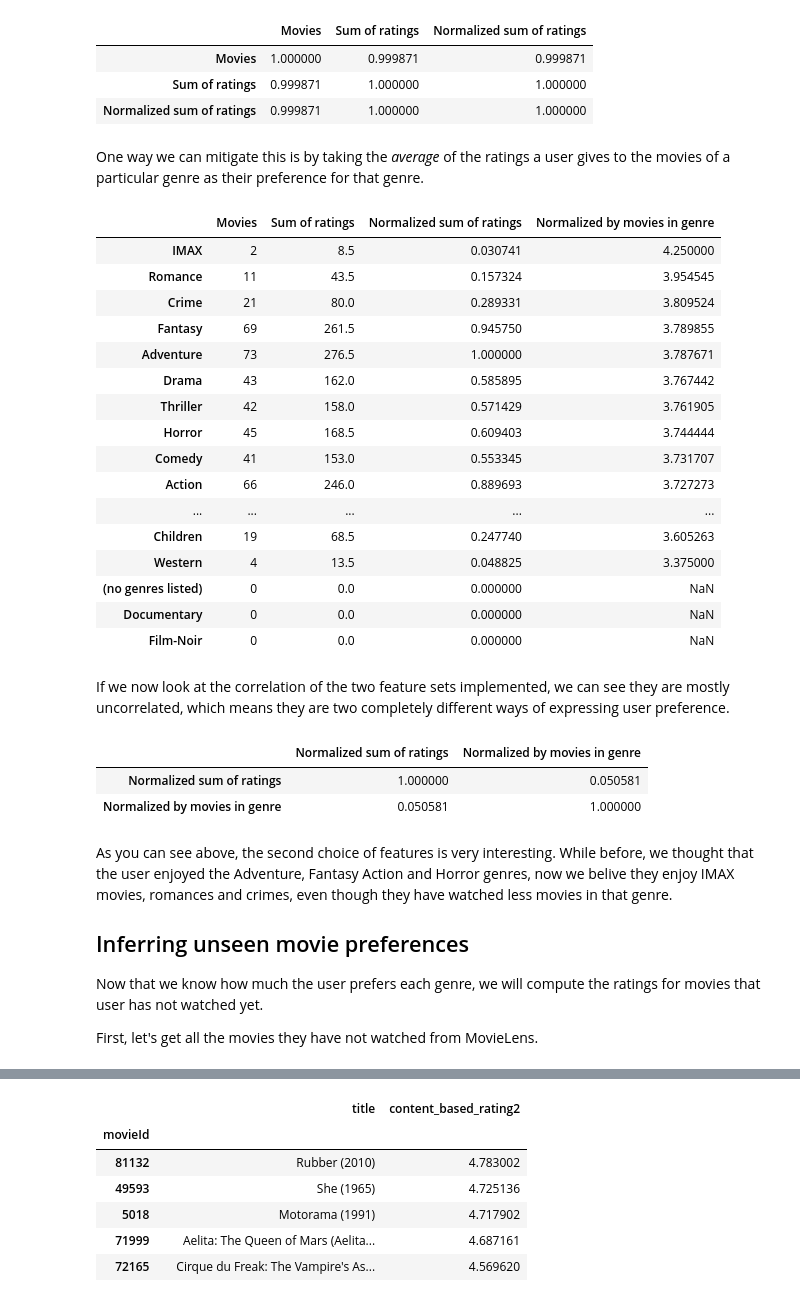
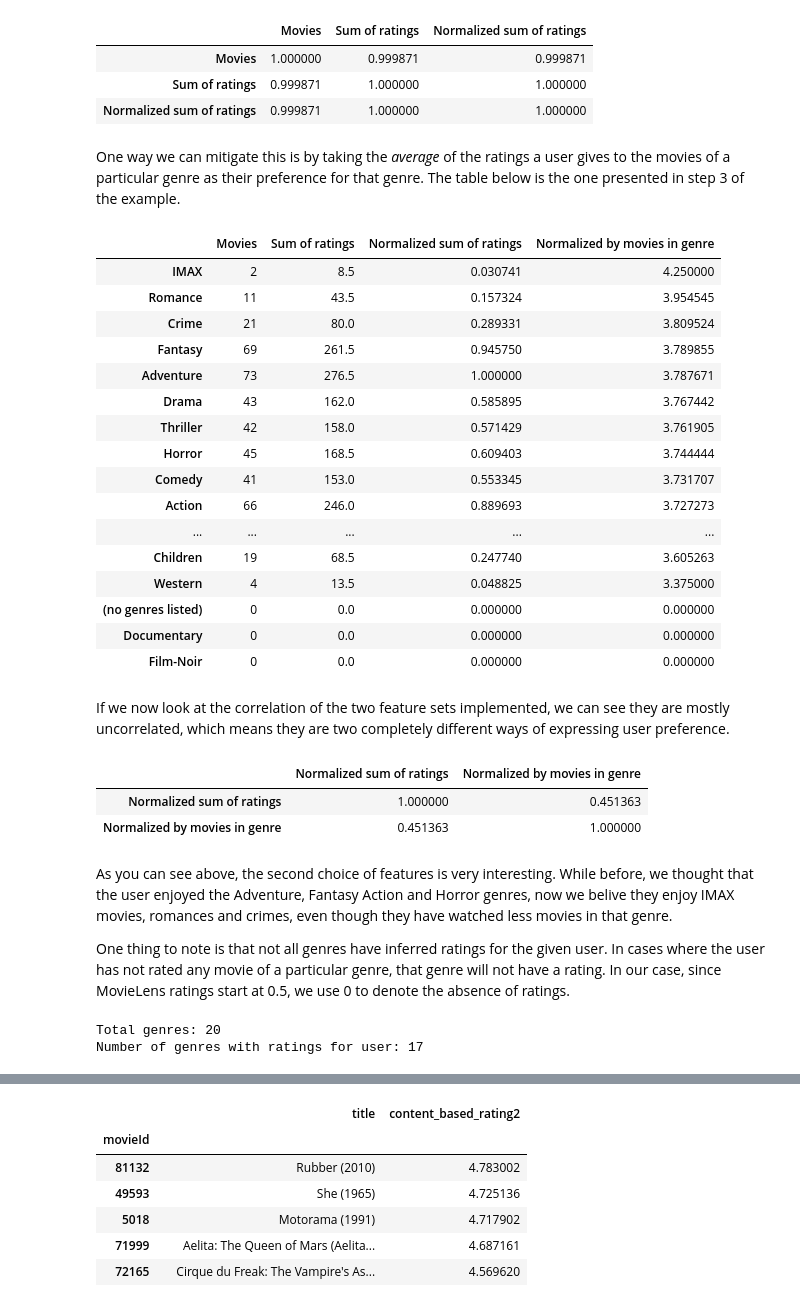
Before and after one commit to douglasrizzo/recsys-movies, a Jupyter notebook: src/content-based-filtering.ipynb, the cells around one changed output, grey strips where cells are left out. Cells and saved outputs as stored; diff of their text form; code cells hidden in the pictures.

```diff
--- a/src/genre-filter.ipynb
+++ b/src/content-based-filtering.ipynb
@@ -308,44 +312,48 @@ user_genre_preferences.corr()
 | Sum of ratings | 0.999871 | 1.000000 | 1.000000 |
 | Normalized sum of ratings | 0.999871 | 1.000000 | 1.000000 |
 # %% [markdown]
-One way we can mitigate this is by taking the _average_ of the ratings a user gives to the movies of a particular genre as their preference for that genre.
+One way we can mitigate this is by taking the _average_ of the ratings a user gives to the movies of a particular genre as their preference for that genre. The table below is the one presented in step 3 of the example.
 # %%
 user_genre_preferences["Normalized by movies in genre"] = (
   user_genre_preferences["Sum of ratings"] / user_genre_preferences["Movies"]
-)
+).fillna(0)
 user_genre_preferences = user_genre_preferences.sort_values("Normalized by movies in genre", ascending=False)
 user_genre_preferences
 # %% [output]
 |  | Movies | Sum of ratings | Normalized sum of ratings | Normalized by movies in genre |
 | IMAX | 2 | 8.5 | 0.030741 | 4.250000 |
 | Romance | 11 | 43.5 | 0.157324 | 3.954545 |
 | Crime | 21 | 80.0 | 0.289331 | 3.809524 |
 | Fantasy | 69 | 261.5 | 0.945750 | 3.789855 |
 | Adventure | 73 | 276.5 | 1.000000 | 3.787671 |
 | Drama | 43 | 162.0 | 0.585895 | 3.767442 |
 | Thriller | 42 | 158.0 | 0.571429 | 3.761905 |
 | Horror | 45 | 168.5 | 0.609403 | 3.744444 |
 | Comedy | 41 | 153.0 | 0.553345 | 3.731707 |
 | Action | 66 | 246.0 | 0.889693 | 3.727273 |
 | ... | ... | ... | ... | ... |
 | Children | 19 | 68.5 | 0.247740 | 3.605263 |
 | Western | 4 | 13.5 | 0.048825 | 3.375000 |
-| (no genres listed) | 0 | 0.0 | 0.000000 | NaN |
-| Documentary | 0 | 0.0 | 0.000000 | NaN |
-| Film-Noir | 0 | 0.0 | 0.000000 | NaN |
+| (no genres listed) | 0 | 0.0 | 0.000000 | 0.000000 |
+| Documentary | 0 | 0.0 | 0.000000 | 0.000000 |
+| Film-Noir | 0 | 0.0 | 0.000000 | 0.000000 |
 # %% [markdown]
 If we now look at the correlation of the two feature sets implemented, we can see they are mostly uncorrelated, which means they are two completely different ways of expressing user preference.
 # %%
 user_genre_preferences[["Normalized sum of ratings", "Normalized by movies in genre"]].corr()
 # %% [output]
 |  | Normalized sum of ratings | Normalized by movies in genre |
-| Normalized sum of ratings | 1.000000 | 0.050581 |
-| Normalized by movies in genre | 0.050581 | 1.000000 |
+| Normalized sum of ratings | 1.000000 | 0.451363 |
+| Normalized by movies in genre | 0.451363 | 1.000000 |
 # %% [markdown]
 As you can see above, the second choice of features is very interesting. While before, we thought that the user enjoyed the Adventure, Fantasy Action and Horror genres, now we belive they enjoy IMAX movies, romances and crimes, even though they have watched less movies in that genre.
 
-## Inferring unseen movie preferences
-
-Now that we know how much the user prefers each genre, we will compute the ratings for movies that user has not watched yet.
-
-First, let's get all the movies they have not watched from MovieLens.
+One thing to note is that not all genres have inferred ratings for the given user. In cases where the user has not rated any movie of a particular genre, that genre will not have a rating. In our case, since MovieLens ratings start at 0.5, we use 0 to denote the absence of ratings.
+# %%
+genres_with_ratings = (user_genre_preferences["Normalized by movies in genre"] > 0).sum()
+genres_without_ratings = len(user_genre_preferences) - genres_with_ratings
+
+print(f"Total genres: {len(user_genre_preferences)}\nNumber of genres with ratings for user: {genres_with_ratings}")
+# %% [output]
+Total genres: 20
+Number of genres with ratings for user: 17
```
Also changed, not shown: parts of 26 cells of this notebook, 9 other files.
